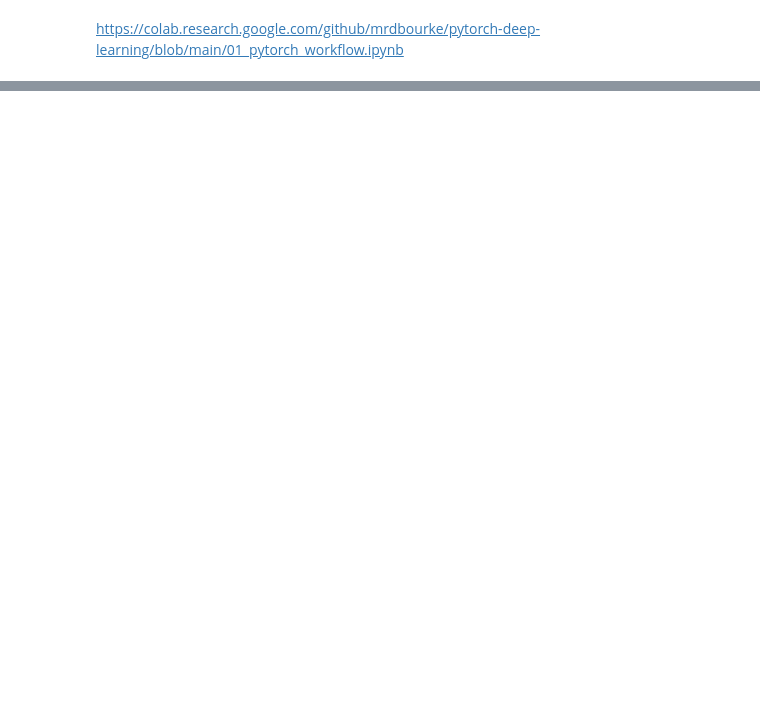
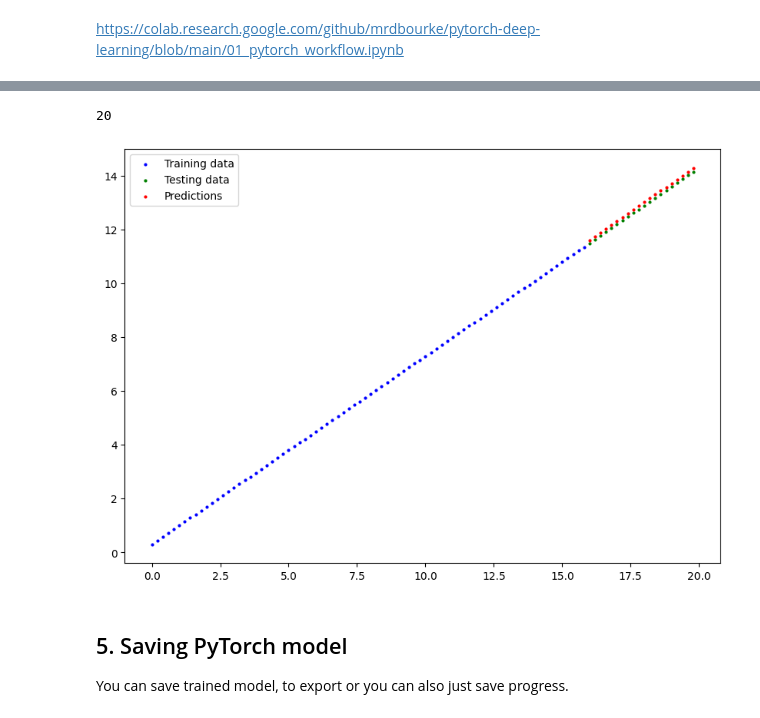
Before and after one commit to SafoanMiah/pytorch-learn, a Jupyter notebook: 01 PyTorch Workflow/workflow.ipynb, the cells around one changed output, grey strips where cells are left out. Drawn from its saved outputs; the diff is of its cells as text; code cells hidden in the pictures; blank space fills up the shorter version.

```diff
--- a/01 PyTorch Workflow/workflow.ipynb
+++ b/01 PyTorch Workflow/workflow.ipynb
@@ -306,0 +393,7 @@ https://colab.research.google.com/github/mrdbourke/pytorch-deep-learning/blob/ma
+# %%
+model_0.eval()
+
+with torch.inference_mode():
+    y_preds = model_0(X_test)
+
+y_preds #first 5 predictions
@@ -306,0 +421,9 @@ https://colab.research.google.com/github/mrdbourke/pytorch-deep-learning/blob/ma
+# %%
+plot_predictions(predictions=y_preds)
+# %% [output]
+20
+[figure, added]
+# %% [markdown]
+## 5. Saving PyTorch model
+
+You can save trained model, to export or you can also just save progress.
```
Also changed, not shown: parts of 25 cells of this notebook, 1 other file.
